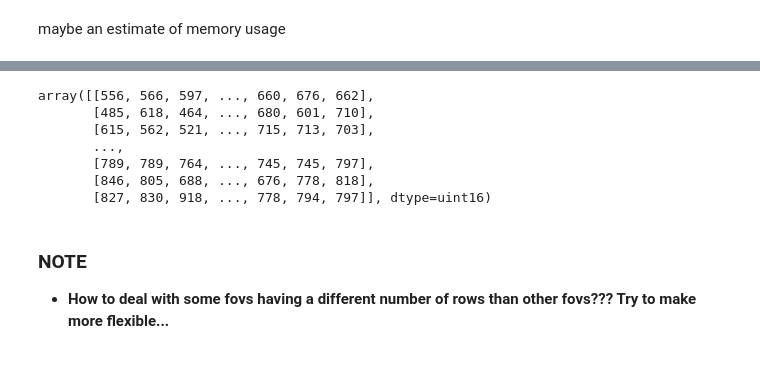
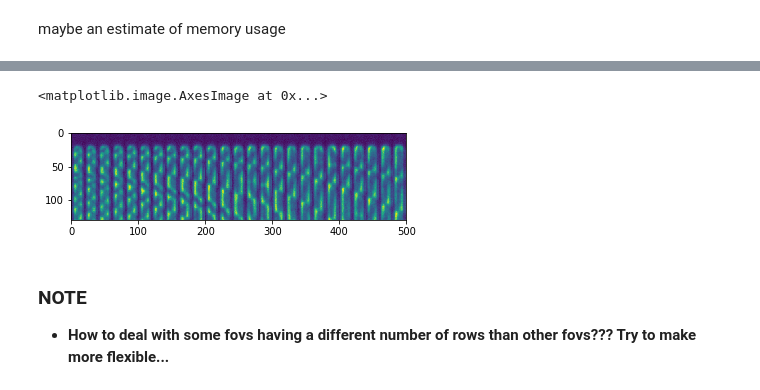
Before and after one commit to paulssonlab/TrenchRipper, a Jupyter notebook: Cluster_Notebook.ipynb, the cells around one changed output, grey strips where cells are left out. Drawn from its saved outputs; the diff is of its cells as text; code cells hidden in the pictures.

```diff
--- a/Cluster_Notebook.ipynb
+++ b/Cluster_Notebook.ipynb
@@ -146,15 +138,13 @@ import h5py
 # %%
-data = h5py.File("/n/scratch2/de64/full_pipeline_test/hdf5/fov_0.hdf5")
+data = h5py.File("/n/scratch2/de64/full_pipeline_test/kymo/kymo_0.hdf5")
-# %%
-data["channel_BF"][:,:,0]
-# %% [output]
-array([[556, 566, 597, ..., 660, 676, 662],
-       [485, 618, 464, ..., 680, 601, 710],
-       [615, 562, 521, ..., 715, 713, 703],
-       ...,
-       [789, 789, 764, ..., 745, 745, 797],
-       [846, 805, 688, ..., 676, 778, 818],
-       [827, 830, 918, ..., 778, 794, 797]], dtype=uint16)
+# %%
+kymo_handle = tr.utils.kymo_handle()
+# %%
+kymo_handle.import_wrap(data['0/channel_BF'][10])
+plt.imshow(kymo_handle.return_unwrap())
+# %% [output]
+<matplotlib.image.AxesImage at 0x...>
+[figure, added]
 # %% [markdown]
 ### NOTE
 
```
Also changed, not shown: parts of 4 cells of this notebook, 1 other file.
